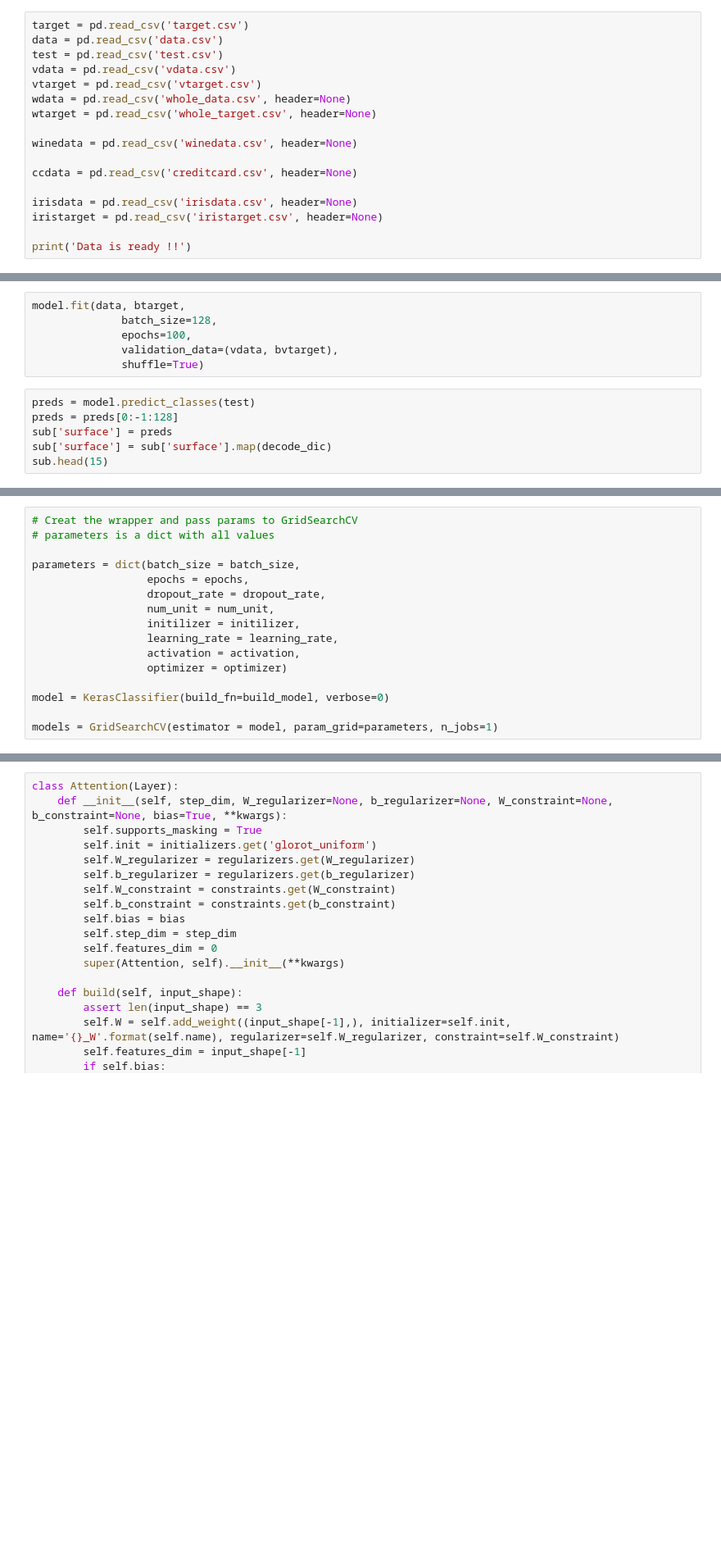
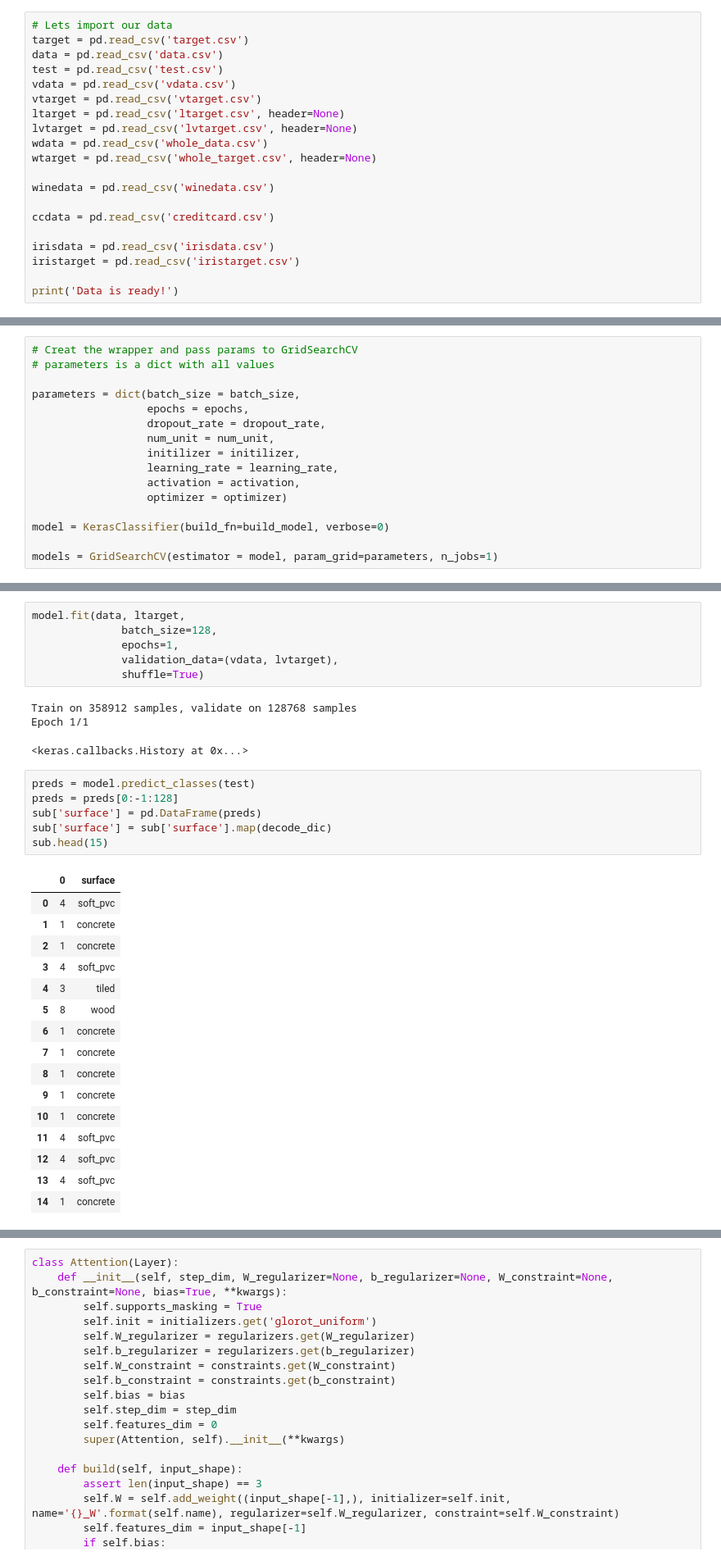
Before and after one commit to Christoper-Harvey/2nd-Capstone, a Jupyter notebook: Deep Learning.ipynb, the cells around one changed output, grey strips where cells are left out. Shown at 82% size. Cells and saved outputs as stored; diff of their text form; blank space fills up the shorter version.

```diff
--- a/Deep Learning.ipynb
+++ b/Deep Learning.ipynb
@@ -39,17 +41,20 @@ Using TensorFlow backend.
 # %%
+# Lets import our data
 target = pd.read_csv('target.csv')
 data = pd.read_csv('data.csv')
 test = pd.read_csv('test.csv')
 vdata = pd.read_csv('vdata.csv')
 vtarget = pd.read_csv('vtarget.csv')
-wdata = pd.read_csv('whole_data.csv', header=None)
+ltarget = pd.read_csv('ltarget.csv', header=None)
+lvtarget = pd.read_csv('lvtarget.csv', header=None)
+wdata = pd.read_csv('whole_data.csv')
 wtarget = pd.read_csv('whole_target.csv', header=None)
 
-winedata = pd.read_csv('winedata.csv', header=None)
+winedata = pd.read_csv('winedata.csv')
 
-ccdata = pd.read_csv('creditcard.csv', header=None)
+ccdata = pd.read_csv('creditcard.csv')
 
-irisdata = pd.read_csv('irisdata.csv', header=None)
-iristarget = pd.read_csv('iristarget.csv', header=None)
+irisdata = pd.read_csv('irisdata.csv')
+iristarget = pd.read_csv('iristarget.csv')
 
-print('Data is ready !!')
+print('Data is ready!')
@@ -147,12 +141,0 @@ model.compile(loss='sparse_categorical_crossentropy',
-# %%
-model.fit(data, btarget,
-              batch_size=128,
-              epochs=100,
-              validation_data=(vdata, bvtarget),
-              shuffle=True)
-# %%
-preds = model.predict_classes(test)
-preds = preds[0:-1:128]
-sub['surface'] = preds
-sub['surface'] = sub['surface'].map(decode_dic)
-sub.head(15)
@@ -259,0 +250,33 @@ pp.pprint(best_model.best_params_)
+# %%
+model.fit(data, ltarget,
+              batch_size=128,
+              epochs=1,
+              validation_data=(vdata, lvtarget),
+              shuffle=True)
+# %% [output]
+Train on 358912 samples, validate on 128768 samples
+Epoch 1/1
+<keras.callbacks.History at 0x...>
+# %%
+preds = model.predict_classes(test)
+preds = preds[0:-1:128]
+sub['surface'] = pd.DataFrame(preds)
+sub['surface'] = sub['surface'].map(decode_dic)
+sub.head(15)
+# %% [output]
+|  | 0 | surface |
+| 0 | 4 | soft_pvc |
+| 1 | 1 | concrete |
+| 2 | 1 | concrete |
+| 3 | 4 | soft_pvc |
+| 4 | 3 | tiled |
+| 5 | 8 | wood |
+| 6 | 1 | concrete |
+| 7 | 1 | concrete |
+| 8 | 1 | concrete |
+| 9 | 1 | concrete |
+| 10 | 1 | concrete |
+| 11 | 4 | soft_pvc |
+| 12 | 4 | soft_pvc |
+| 13 | 4 | soft_pvc |
+| 14 | 1 | concrete |
```
Also changed, not shown: parts of 26 cells of this notebook, 3 other files.
